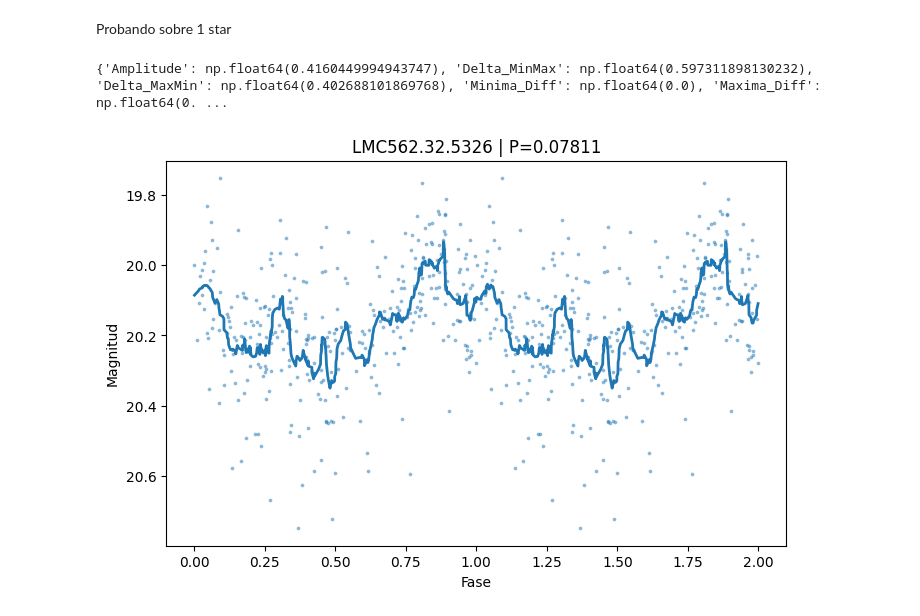
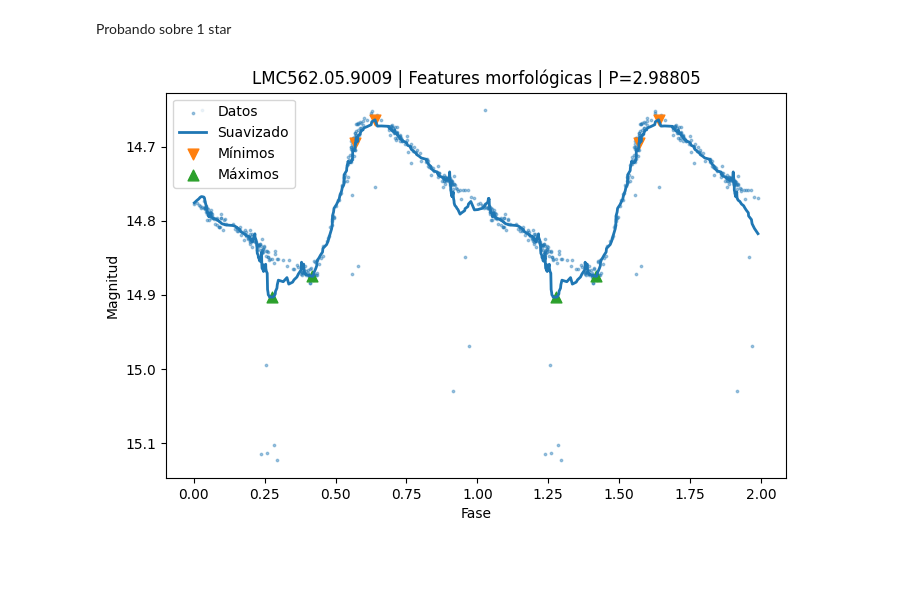
Before and after one commit to Brunelleschk1/Personal-projects, a Jupyter notebook: Proyectos de Astronomía/Laboratorio Final/ehhhh.ipynb, the cells around one changed output. Drawn from its saved outputs; the diff is of its cells as text; code cells hidden in the pictures; blank space fills up the shorter version.

```diff
--- a/Proyectos de Astronomía/Laboratorio Final/ehhhh.ipynb
+++ b/Proyectos de Astronomía/Laboratorio Final/ehhhh.ipynb
@@ -408,0 +361,5 @@ Pruebas sobre una estrella
+# %%
+star = example_star
+t, mag, err = load_lightcurve(star["ID"])
+print(star["ID"])
+print(len(t))
@@ -760,6 +849,17 @@ def extract_shape_features(phase, mag):
 # %% [markdown]
 Probando sobre 1 star
 # %%
+star = example_star
+
+t, mag, err = load_lightcurve(star["ID"])
+
+period_ls, freq, power = lomb_scargle_period(
+    t,
+    mag,
+    star_type=star["Tipo"],
+    subtype=star["Subtipo"]
+)
+
 phase2, mag2 = folded_lightcurve(
     t,
     mag,
@@ -770,40 +870,64 @@ features = extract_shape_features(
     phase2,
     mag2
 )
-
-print(features)
-# %% [output]
-{'Amplitude': np.float64(0.4160449994943747), 'Delta_MinMax': np.float64(0.597311898130232), 'Delta_MaxMin': np.float64(0.402688101869768), 'Minima_Diff': np.float64(0.0), 'Maxima_Diff': np.float64(0. ...
 # %%
-smooth_mag = smooth_folded_curve(mag2)
+smooth_mag = features["smooth_mag"]
+minima_idx = features["minima_idx"]
+maxima_idx = features["maxima_idx"]
+
+# ------------------------------------------------------------
+# Gráfica
+# ------------------------------------------------------------
 
 plt.figure(figsize=(8,5))
 
 plt.scatter(
     phase2,
     mag2,
     s=3,
-    alpha=0.4
+    alpha=0.4,
+    label="Datos"
 )
 
 plt.plot(
     phase2,
     smooth_mag,
-    linewidth=2
+    linewidth=2,
+    label="Suavizado"
+)
+
+# Mínimos
+plt.scatter(
+    phase2[minima_idx],
+    smooth_mag[minima_idx],
+    s=60,
+    marker="v",
+    label="Mínimos"
+)
+
+# Máximos
+plt.scatter(
+    phase2[maxima_idx],
+    smooth_mag[maxima_idx],
+    s=60,
+    marker="^",
+    label="Máximos"
 )
 
 plt.gca().invert_yaxis()
 
 plt.xlabel("Fase")
 plt.ylabel("Magnitud")
 
 plt.title(
-    f"{star['ID']} | P={period_ls:.5f}"
+    f"{star['ID']} | Features morfológicas | P={period_ls:.5f}"
 )
 
+plt.legend()
+
 plt.show()
 # %% [output]
-[figure, old version]
+[figure, new version]
 # %%
 feature_rows = []
 
```
Also changed, not shown: parts of 29 cells of this notebook.
